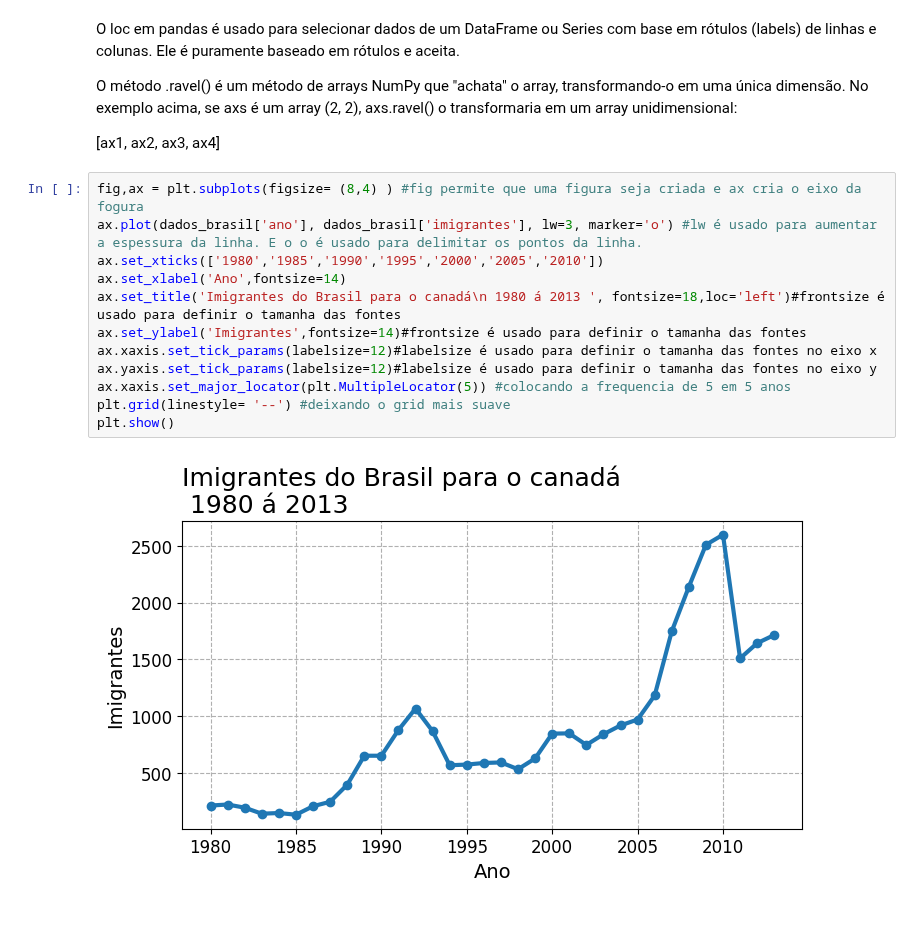
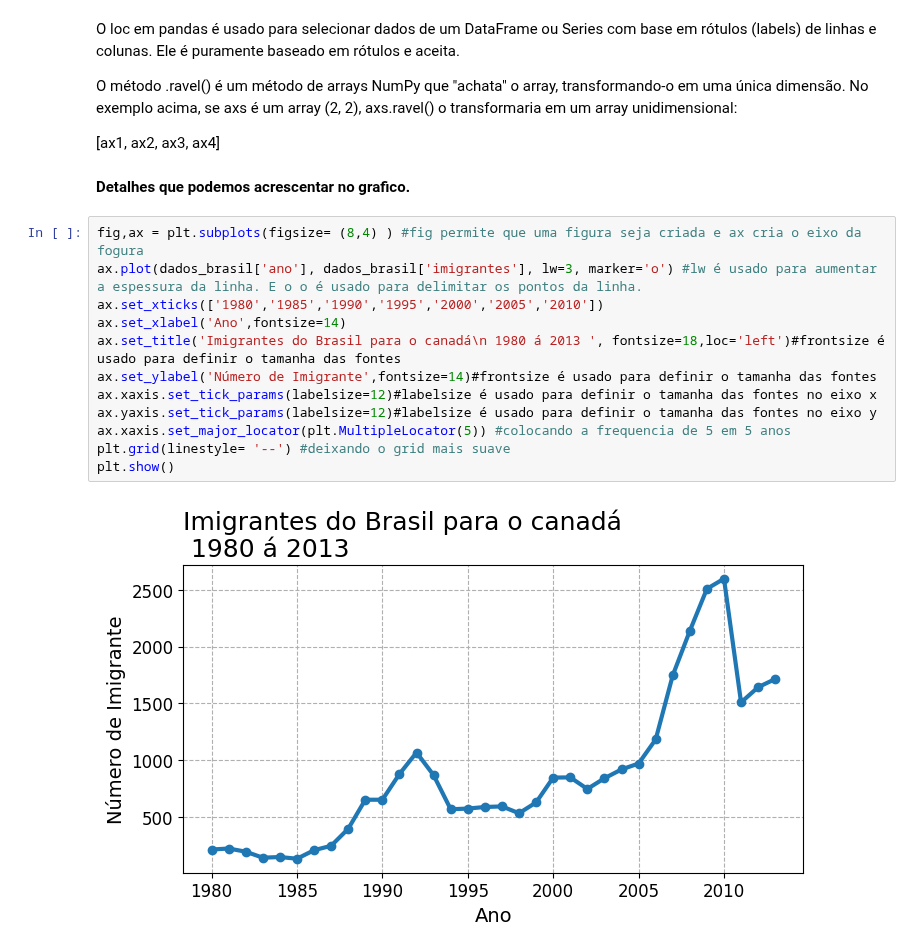
Before and after one commit to annaklaracss/data_science-, a Jupyter notebook: Data_Visualization_criando_gráficos_com_bibliotecas_Python.ipynb, the cells around one changed output. Saved outputs shown, nothing was run; the diff lists cells and outputs as text; blank space fills up the shorter version.

```diff
--- a/Data_Visualization_criando_gráficos_com_bibliotecas_Python.ipynb
+++ b/Data_Visualization_criando_gráficos_com_bibliotecas_Python.ipynb
@@ -340,17 +340,19 @@ O método .ravel() é um método de arrays NumPy que "achata" o array, transform
 No exemplo acima, se axs é um array (2, 2), axs.ravel() o transformaria em um array unidimensional:
 
 [ax1, ax2, ax3, ax4]
+# %% [markdown]
+**Detalhes que podemos acrescentar no grafico.**
 # %%
 fig,ax = plt.subplots(figsize= (8,4) ) #fig permite que uma figura seja criada e ax cria o eixo da fogura
 ax.plot(dados_brasil['ano'], dados_brasil['imigrantes'], lw=3, marker='o') #lw é usado para aumentar a espessura da linha. E o o é usado para delimitar os pontos da linha.
 ax.set_xticks(['1980','1985','1990','1995','2000','2005','2010'])
 ax.set_xlabel('Ano',fontsize=14)
 ax.set_title('Imigrantes do Brasil para o canadá\n 1980 á 2013 ', fontsize=18,loc='left')#frontsize é usado para definir o tamanha das fontes
-ax.set_ylabel('Imigrantes',fontsize=14)#frontsize é usado para definir o tamanha das fontes
+ax.set_ylabel('Número de Imigrante',fontsize=14)#frontsize é usado para definir o tamanha das fontes
 ax.xaxis.set_tick_params(labelsize=12)#labelsize é usado para definir o tamanha das fontes no eixo x
 ax.yaxis.set_tick_params(labelsize=12)#labelsize é usado para definir o tamanha das fontes no eixo y
 ax.xaxis.set_major_locator(plt.MultipleLocator(5)) #colocando a frequencia de 5 em 5 anos
 plt.grid(linestyle= '--') #deixando o grid mais suave
 plt.show()
 # %% [output]
-[figure, old version]
+[figure, new version]
```
Also changed, not shown: parts of 9 cells of this notebook.
